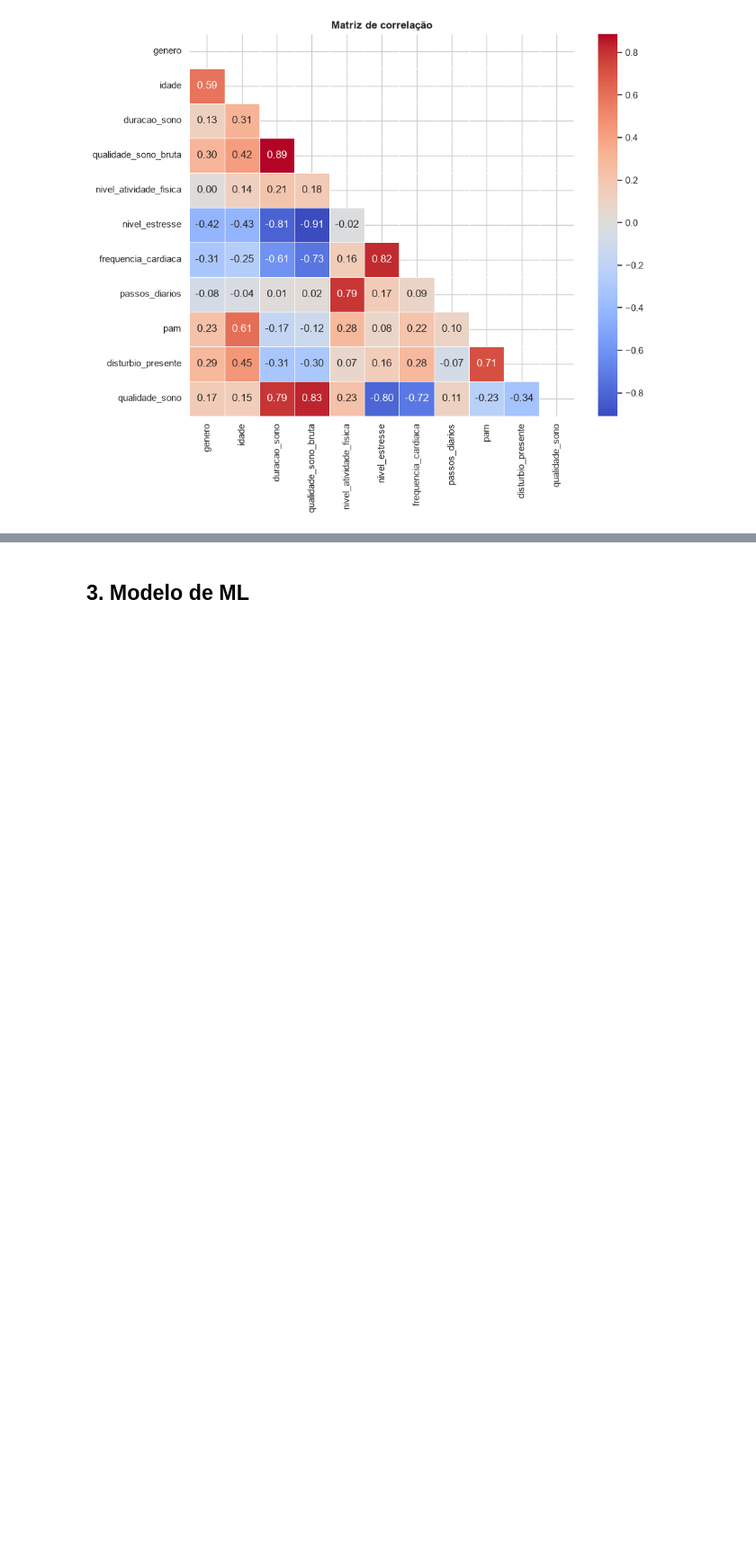
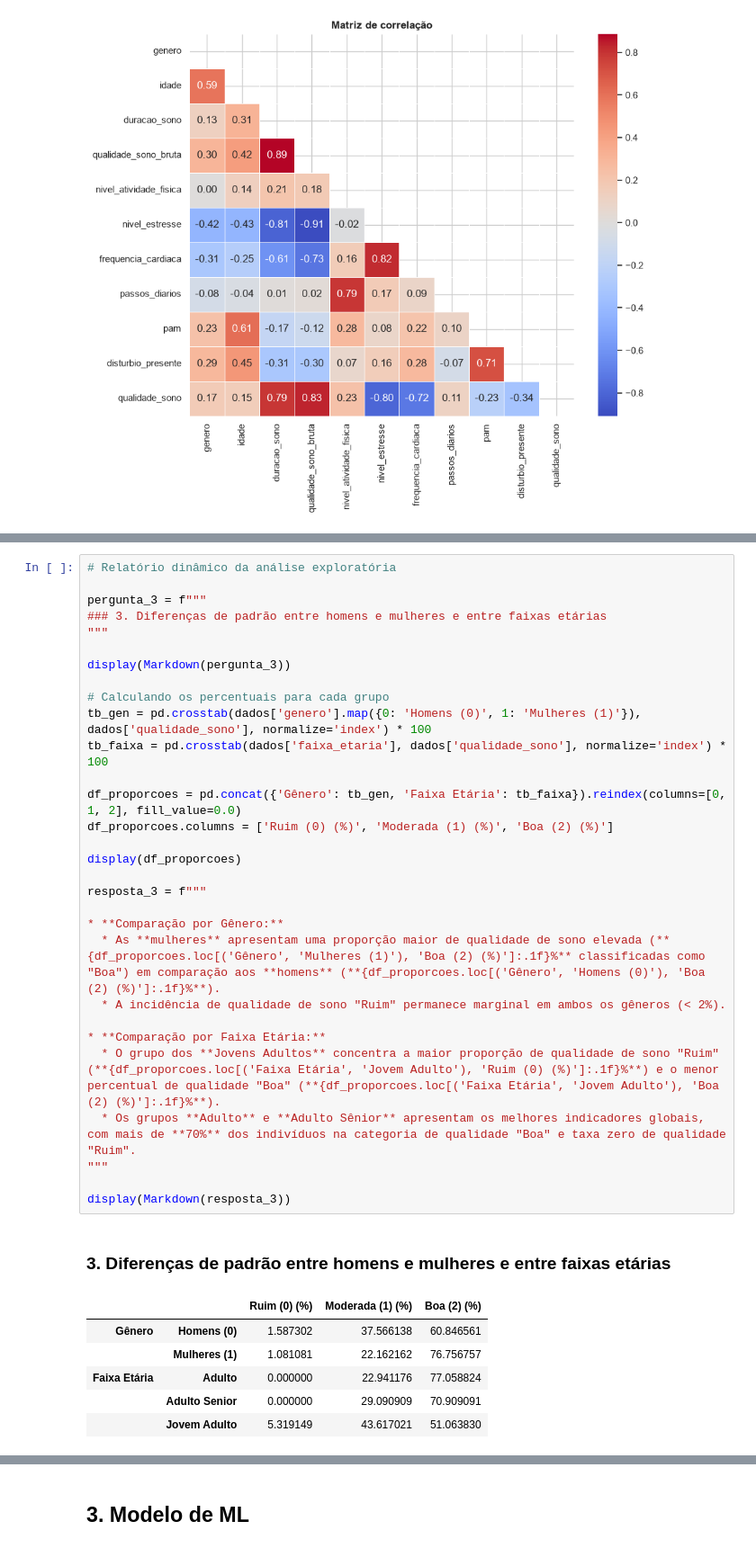
Before and after one commit to Squad-Nina-da-Hora/wmc-projeto-final-lifestyle, a Jupyter notebook: analise.ipynb, the cells around one changed output, grey strips where cells are left out. Shown at 90% size. Drawn from its saved outputs; the diff is of its cells as text; blank space fills up the shorter version.

Commit message:
finalizando análise e tratamento iniciais

```diff
--- a/analise.ipynb
+++ b/analise.ipynb
@@ -696,0 +781,39 @@ plt.show()
+# %%
+# Relatório dinâmico da análise exploratória
+
+pergunta_3 = f"""
+### 3. Diferenças de padrão entre homens e mulheres e entre faixas etárias
+"""
+
+display(Markdown(pergunta_3))
+
+# Calculando os percentuais para cada grupo
+tb_gen = pd.crosstab(dados['genero'].map({0: 'Homens (0)', 1: 'Mulheres (1)'}), dados['qualidade_sono'], normalize='index') * 100
+tb_faixa = pd.crosstab(dados['faixa_etaria'], dados['qualidade_sono'], normalize='index') * 100
+
+df_proporcoes = pd.concat({'Gênero': tb_gen, 'Faixa Etária': tb_faixa}).reindex(columns=[0, 1, 2], fill_value=0.0)
+df_proporcoes.columns = ['Ruim (0) (%)', 'Moderada (1) (%)', 'Boa (2) (%)']
+
+display(df_proporcoes)
+
+resposta_3 = f"""
+
+* **Comparação por Gênero:**
+  * As **mulheres** apresentam uma proporção maior de qualidade de sono elevada (**{df_proporcoes.loc[('Gênero', 'Mulheres (1)'), 'Boa (2) (%)']:.1f}%** classificadas como "Boa") em comparação aos **homens** (**{df_proporcoes.loc[('Gênero', 'Homens (0)'), 'Boa (2) (%)']:.1f}%**).
+  * A incidência de qualidade de sono "Ruim" permanece marginal em ambos os gêneros (< 2%).
+
+* **Comparação por Faixa Etária:**
+  * O grupo dos **Jovens Adultos** concentra a maior proporção de qualidade de sono "Ruim" (**{df_proporcoes.loc[('Faixa Etária', 'Jovem Adulto'), 'Ruim (0) (%)']:.1f}%**) e o menor percentual de qualidade "Boa" (**{df_proporcoes.loc[('Faixa Etária', 'Jovem Adulto'), 'Boa (2) (%)']:.1f}%**).
+  * Os grupos **Adulto** e **Adulto Sênior** apresentam os melhores indicadores globais, com mais de **70%** dos indivíduos na categoria de qualidade "Boa" e taxa zero de qualidade "Ruim".
+"""
+
+display(Markdown(resposta_3))
+# %% [output]
+
+### 3. Diferenças de padrão entre homens e mulheres e entre faixas etárias
+|  |  | Ruim (0) (%) | Moderada (1) (%) | Boa (2) (%) |
+| Gênero | Homens (0) | 1.587302 | 37.566138 | 60.846561 |
+|  | Mulheres (1) | 1.081081 | 22.162162 | 76.756757 |
+| Faixa Etária | Adulto | 0.000000 | 22.941176 | 77.058824 |
+|  | Adulto Senior | 0.000000 | 29.090909 | 70.909091 |
+|  | Jovem Adulto | 5.319149 | 43.617021 | 51.063830 |
```
Also changed, not shown: parts of 5 cells of this notebook.
